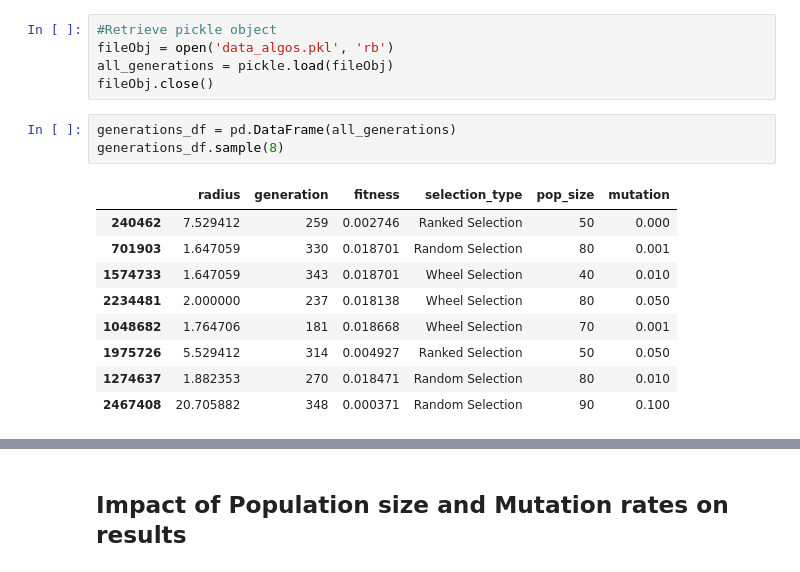
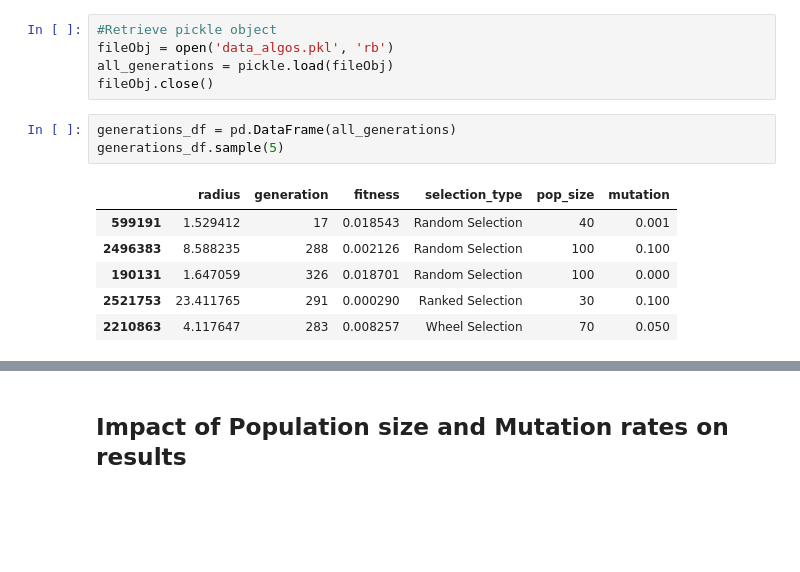
Before and after one commit to Elric-dev/HCAI_ML, a Jupyter notebook: ga_data_analysis.ipynb, the cells around one changed output, grey strips where cells are left out. Saved outputs shown, nothing was run; the diff lists cells and outputs as text; blank space fills up the shorter version.

```diff
--- a/ga_data_analysis.ipynb
+++ b/ga_data_analysis.ipynb
@@ -11,14 +11,11 @@ all_generations = pickle.load(fileObj)
 fileObj.close()
 # %%
 generations_df = pd.DataFrame(all_generations)
-generations_df.sample(8)
+generations_df.sample(5)
 # %% [output]
 |  | radius | generation | fitness | selection_type | pop_size | mutation |
-| 240462 | 7.529412 | 259 | 0.002746 | Ranked Selection | 50 | 0.000 |
-| 701903 | 1.647059 | 330 | 0.018701 | Random Selection | 80 | 0.001 |
-| 1574733 | 1.647059 | 343 | 0.018701 | Wheel Selection | 40 | 0.010 |
-| 2234481 | 2.000000 | 237 | 0.018138 | Wheel Selection | 80 | 0.050 |
-| 1048682 | 1.764706 | 181 | 0.018668 | Wheel Selection | 70 | 0.001 |
-| 1975726 | 5.529412 | 314 | 0.004927 | Ranked Selection | 50 | 0.050 |
-| 1274637 | 1.882353 | 270 | 0.018471 | Random Selection | 80 | 0.010 |
-| 2467408 | 20.705882 | 348 | 0.000371 | Random Selection | 90 | 0.100 |
+| 599191 | 1.529412 | 17 | 0.018543 | Random Selection | 40 | 0.001 |
+| 2496383 | 8.588235 | 288 | 0.002126 | Random Selection | 100 | 0.100 |
+| 190131 | 1.647059 | 326 | 0.018701 | Random Selection | 100 | 0.000 |
+| 2521753 | 23.411765 | 291 | 0.000290 | Ranked Selection | 30 | 0.100 |
+| 2210863 | 4.117647 | 283 | 0.008257 | Wheel Selection | 70 | 0.050 |
```
Also changed, not shown: parts of 21 cells of this notebook, 1 other file.
